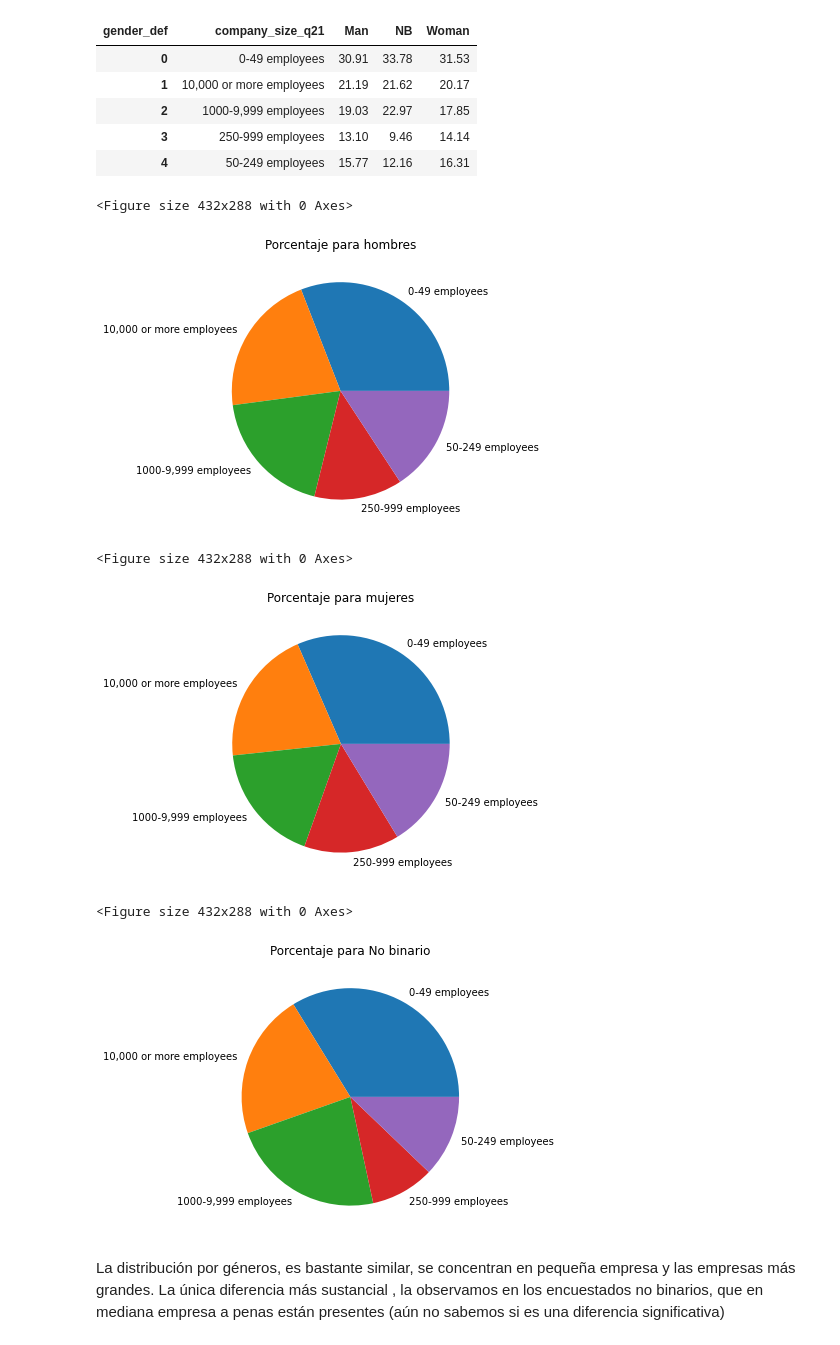
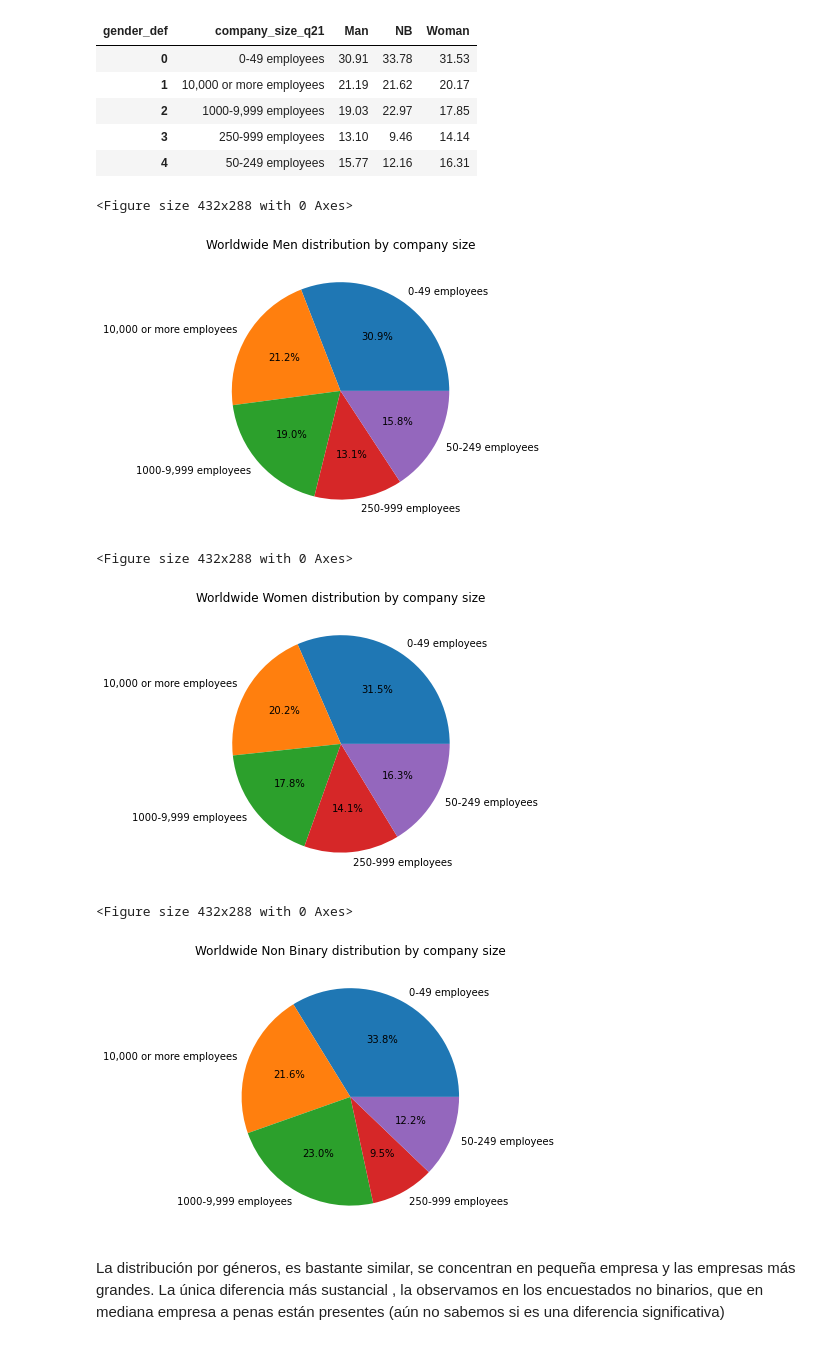
Before and after one commit to Adalab/project-da-promo-c-module-2-team-1, a Jupyter notebook: code/Genero_tamaño_empresano_final.ipynb, the cells around one changed output. Drawn from its saved outputs; the diff is of its cells as text; code cells hidden in the pictures.

```diff
--- a/code/Genero_tamaño_empresano_final.ipynb
+++ b/code/Genero_tamaño_empresano_final.ipynb
@@ -230,37 +265,37 @@ plt.figure()
 plt.figure(figsize=(10,5))
 desfase=(0.1,0.1,0.1)
 colores =("#EE6055","#60D394","#AAF683")
-figure=plt.pie(tamaño_genero_mun['Man'], labels=tamaño_genero_mun['company_size_q21'])
+figure=plt.pie(tamaño_genero_mun['Man'], labels=tamaño_genero_mun['company_size_q21'],autopct='%1.1f%%')
 plt.title('Worldwide Men distribution by company size')
-plt.savefig('../graphs/ana_empresa_men_world.png')
+#plt.savefig('../graphs/ana_empresa_men_world.png')
 plt.show();
 # %% [output]
 <Figure size 432x288 with 0 Axes>
-[figure, old version]
+[figure, new version]
 # %%
 plt.figure()
 plt.figure(figsize=(10,5))
 desfase=(0.1,0.1,0.1)
 colores =("#EE6055","#60D394","#AAF683")
-figure=plt.pie(tamaño_genero_mun['Woman'], labels=tamaño_genero_mun['company_size_q21'])
+figure=plt.pie(tamaño_genero_mun['Woman'], labels=tamaño_genero_mun['company_size_q21'],autopct='%1.1f%%')
 plt.title('Worldwide Women distribution by company size')
-plt.savefig('../graphs/ana_empresa_woman_world.png')
+#plt.savefig('../graphs/ana_empresa_woman_world.png')
 plt.show();
 # %% [output]
 <Figure size 432x288 with 0 Axes>
-[figure, old version]
+[figure, new version]
 # %%
 plt.figure()
 plt.figure(figsize=(10,5))
 desfase=(0.1,0.1,0.1)
 colores =("#EE6055","#60D394","#AAF683")
-figure=plt.pie(tamaño_genero_mun['NB'], labels=tamaño_genero_mun['company_size_q21'])
+figure=plt.pie(tamaño_genero_mun['NB'], labels=tamaño_genero_mun['company_size_q21'],autopct='%1.1f%%')
 plt.title('Worldwide Non Binary distribution by company size')
-plt.savefig('../graphs/ana_empresa_nb_world.png')
+#plt.savefig('../graphs/ana_empresa_nb_world.png')
 plt.show();
 # %% [output]
 <Figure size 432x288 with 0 Axes>
-[figure, old version]
+[figure, new version]
 # %% [markdown]
 La distribución por géneros, es bastante similar, se concentran en pequeña empresa y las empresas más grandes.
 La única diferencia más sustancial , la observamos en los encuestados no binarios, que en mediana empresa a penas están presentes (aún no sabemos si es una diferencia significativa)
```
Also changed, not shown: parts of 8 cells of this notebook.
